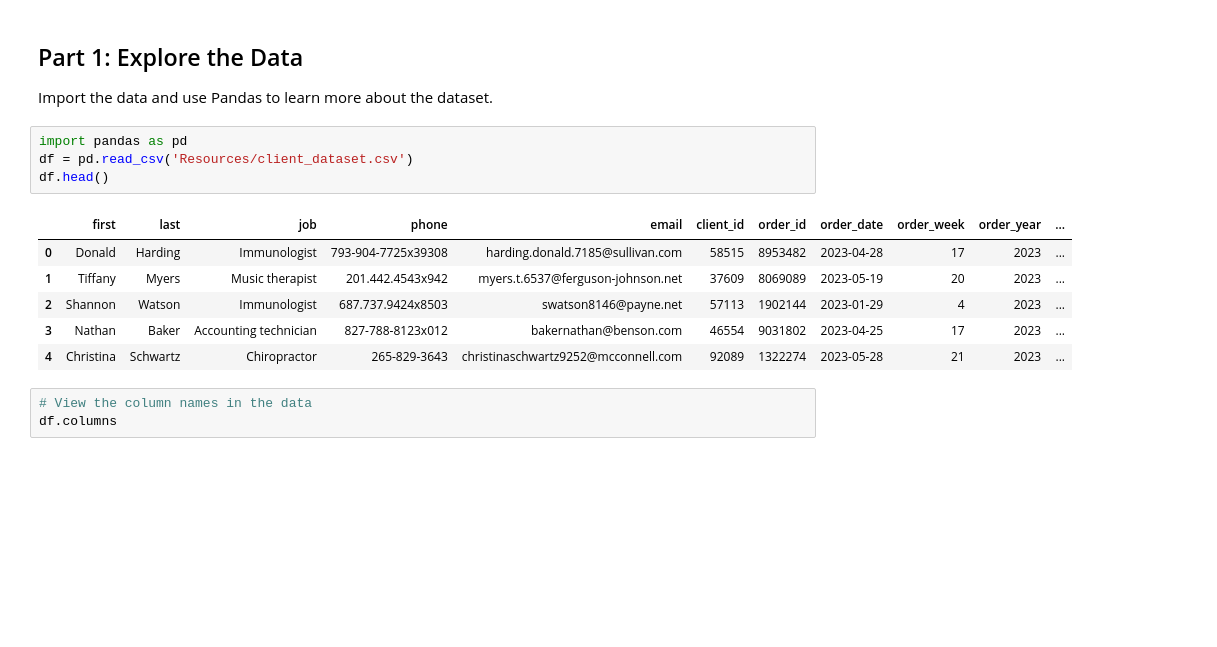
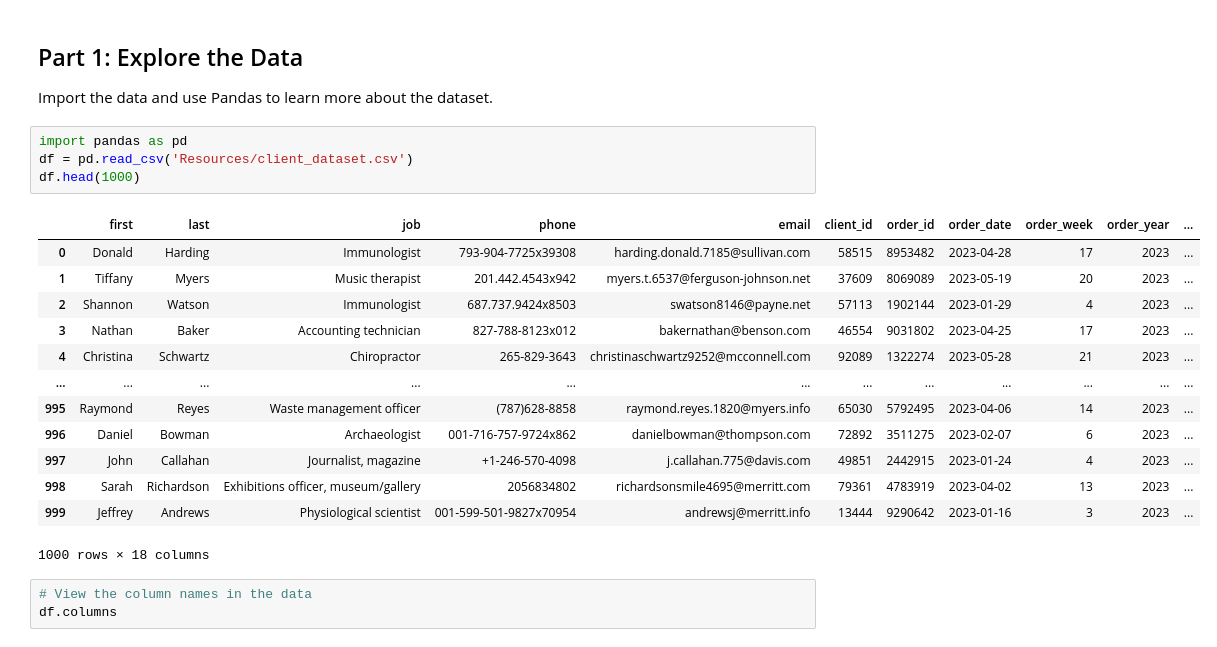
Before and after one commit to skiluvia/pandas-challenge-1, a Jupyter notebook: module_4_challenge.ipynb, the cells around one changed output. Drawn from its saved outputs; the diff is of its cells as text; blank space fills up the shorter version.

```diff
--- a/module_4_challenge.ipynb
+++ b/module_4_challenge.ipynb
@@ -5,14 +5,21 @@ Import the data and use Pandas to learn more about the dataset.
 # %%
 import pandas as pd
 df = pd.read_csv('Resources/client_dataset.csv')
-df.head()
+df.head(1000)
 # %% [output]
 |  | first | last | job | phone | email | client_id | order_id | order_date | order_week | order_year | ... |
 | 0 | Donald | Harding | Immunologist | 793-904-7725x39308 | harding.donald.7185@sullivan.com | 58515 | 8953482 | 2023-04-28 | 17 | 2023 | ... |
 | 1 | Tiffany | Myers | Music therapist | 201.442.4543x942 | myers.t.6537@ferguson-johnson.net | 37609 | 8069089 | 2023-05-19 | 20 | 2023 | ... |
 | 2 | Shannon | Watson | Immunologist | 687.737.9424x8503 | swatson8146@payne.net | 57113 | 1902144 | 2023-01-29 | 4 | 2023 | ... |
 | 3 | Nathan | Baker | Accounting technician | 827-788-8123x012 | bakernathan@benson.com | 46554 | 9031802 | 2023-04-25 | 17 | 2023 | ... |
 | 4 | Christina | Schwartz | Chiropractor | 265-829-3643 | christinaschwartz9252@mcconnell.com | 92089 | 1322274 | 2023-05-28 | 21 | 2023 | ... |
+| ... | ... | ... | ... | ... | ... | ... | ... | ... | ... | ... | ... |
+| 995 | Raymond | Reyes | Waste management officer | (787)628-8858 | raymond.reyes.1820@myers.info | 65030 | 5792495 | 2023-04-06 | 14 | 2023 | ... |
+| 996 | Daniel | Bowman | Archaeologist | 001-716-757-9724x862 | danielbowman@thompson.com | 72892 | 3511275 | 2023-02-07 | 6 | 2023 | ... |
+| 997 | John | Callahan | Journalist, magazine | +1-246-570-4098 | j.callahan.775@davis.com | 49851 | 2442915 | 2023-01-24 | 4 | 2023 | ... |
+| 998 | Sarah | Richardson | Exhibitions officer, museum/gallery | 2056834802 | richardsonsmile4695@merritt.com | 79361 | 4783919 | 2023-04-02 | 13 | 2023 | ... |
+| 999 | Jeffrey | Andrews | Physiological scientist | 001-599-501-9827x70954 | andrewsj@merritt.info | 13444 | 9290642 | 2023-01-16 | 3 | 2023 | ... |
+1000 rows × 18 columns
 # %%
 # View the column names in the data
 df.columns
```
Also changed, not shown: parts of 3 cells of this notebook, 1 other file.
